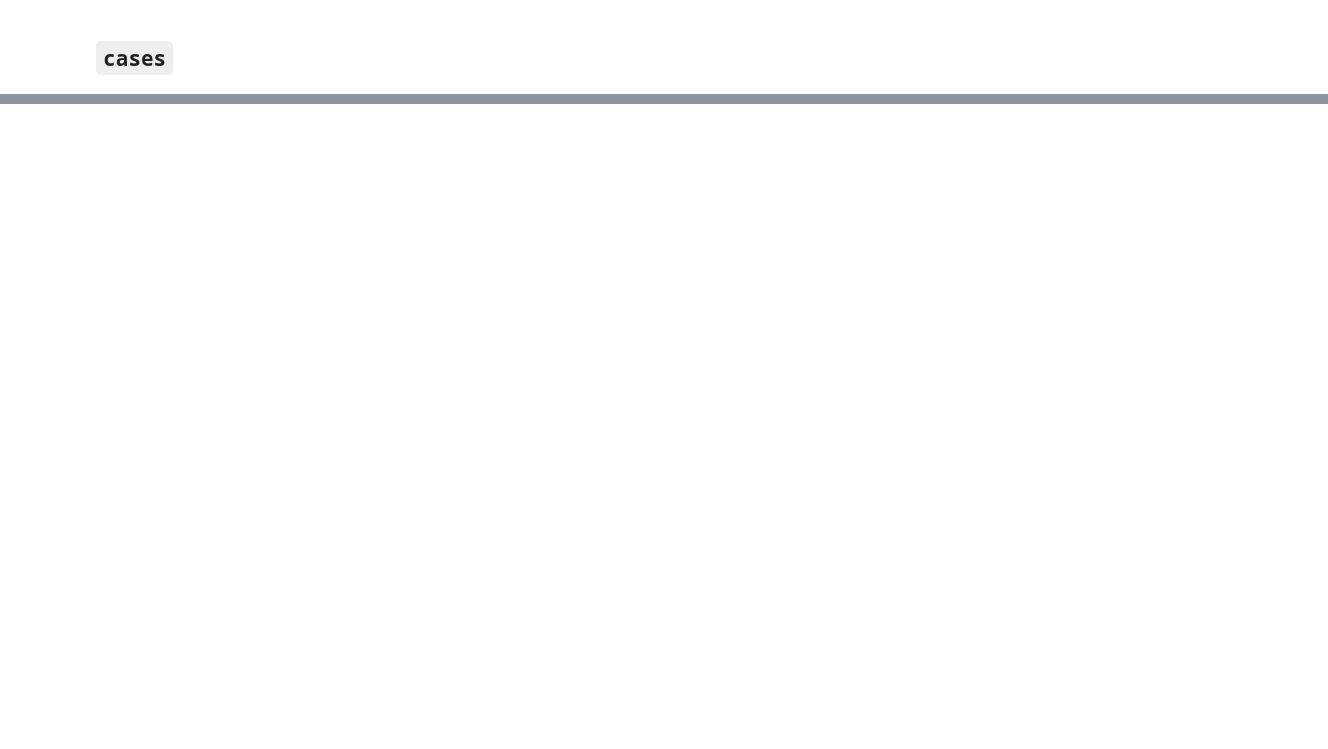
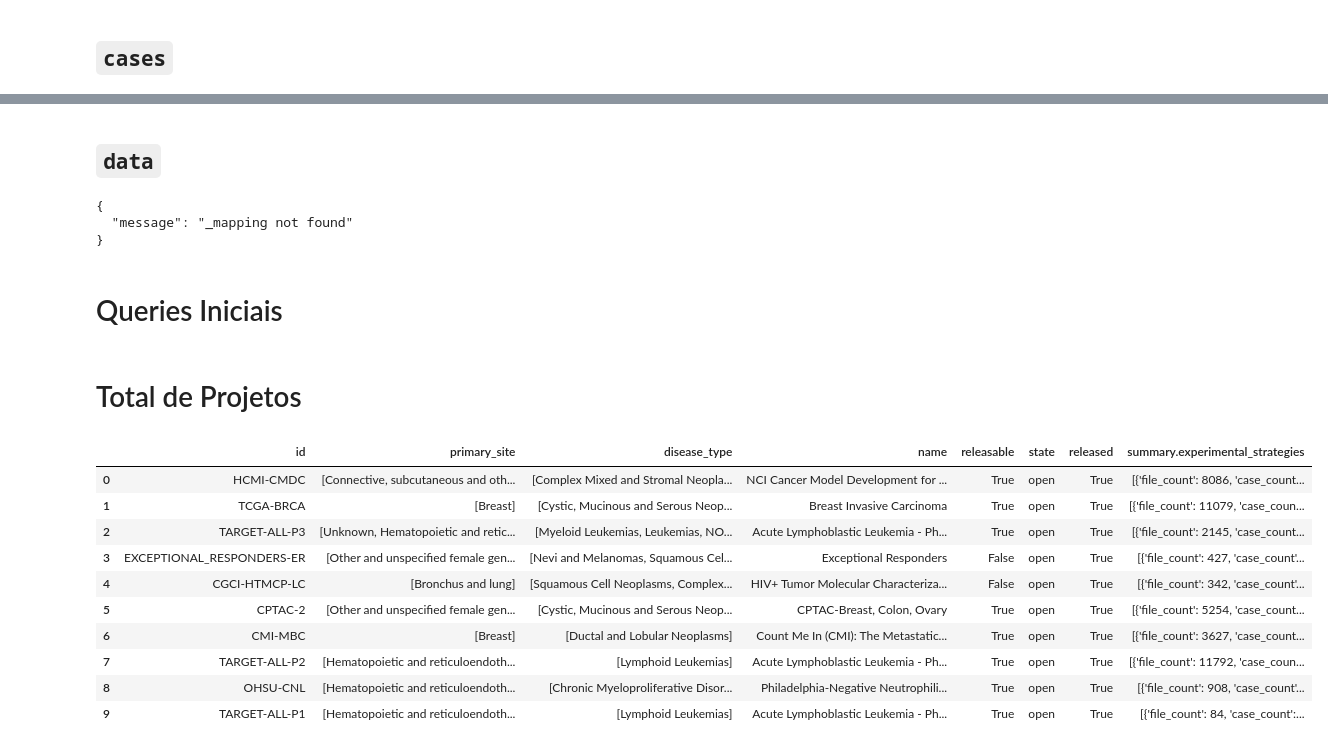
Before and after one commit to MylenaRoberta/pan-cancer-analysis, a Jupyter notebook: notebooks/exploration/tcga-api.ipynb, the cells around one changed output, grey strips where cells are left out. Saved outputs shown, nothing was run; the diff lists cells and outputs as text; code cells hidden in the pictures; blank space fills up the shorter version.

Commit message:
(add): adiciona a exploração de mais endpoints
Explora os endpoints 'files', 'annotations' e 'data', além de queries sobre 'projects'.

```diff
--- a/notebooks/exploration/tcga-api.ipynb
+++ b/notebooks/exploration/tcga-api.ipynb
@@ -131,0 +379,8 @@ print(json_response_str)
+# %%
+# Mapeia todas as informações contidas no endpoint
+response = requests.get(f'{ANNOTATIONS_ENDPOINT}/_mapping')
+
+# Converte o conteúdo da resposta para JSON e a printa
+json_response = json.loads(response.content.decode('utf-8'))
+json_response_str = json.dumps(json_response, indent=2)
+print(json_response_str)
@@ -131,0 +472,68 @@ print(json_response_str)
+# %% [markdown]
+## `data`
+# %%
+# Mapeia todas as informações contidas no endpoint
+response = requests.get(f'{DATA_ENDPOINT}/_mapping')
+
+# Converte o conteúdo da resposta para JSON e a printa
+json_response = json.loads(response.content.decode('utf-8'))
+json_response_str = json.dumps(json_response, indent=2)
+print(json_response_str)
+# %% [output]
+{
+  "message": "_mapping not found"
+}
+# %% [markdown]
+# Queries Iniciais
+# %% [markdown]
+# Total de Projetos
+# %%
+# Campos de interesse no endpoint
+fields = [
+    'disease_type',
+    'name',
+    'primary_site',
+    'releasable',
+    'released',
+    'state',
+    'summary.experimental_strategies.case_count',
+    'summary.experimental_strategies.experimental_strategy',
+    'summary.experimental_strategies.file_count',
+]
+fields = ','.join(fields)
+
+# Busca por todos os objetos da API
+response = requests.post(
+    url=PROJECTS_ENDPOINT,
+    headers={'Content-Type': 'application/json'},
+    json={'fields': fields}
+)
+
+# Converte o conteúdo da resposta para JSON
+json_response = json.loads(response.content.decode('utf-8'))['data']['hits']
+
+# Transforma os valores booleanos em strings
+for index in range(len(json_response)):
+    obj = json_response[index]
+    for key in obj:
+        if isinstance(obj[key], bool):
+            obj[key] = str(obj[key])
+
+# Converte o JSON para um DataFrame pandas
+df_projects = pd.json_normalize(json_response)
+
+# Printa o DataFrame completo
+pd.set_option('display.max_colwidth', 1000)
+df_projects
+# %% [output]
+|  | id | primary_site | disease_type | name | releasable | state | released | summary.experimental_strategies |
+| 0 | HCMI-CMDC | [Connective, subcutaneous and oth... | [Complex Mixed and Stromal Neopla... | NCI Cancer Model Development for ... | True | open | True | [{'file_count': 8086, 'case_count... |
+| 1 | TCGA-BRCA | [Breast] | [Cystic, Mucinous and Serous Neop... | Breast Invasive Carcinoma | True | open | True | [{'file_count': 11079, 'case_coun... |
+| 2 | TARGET-ALL-P3 | [Unknown, Hematopoietic and retic... | [Myeloid Leukemias, Leukemias, NO... | Acute Lymphoblastic Leukemia - Ph... | True | open | True | [{'file_count': 2145, 'case_count... |
+| 3 | EXCEPTIONAL_RESPONDERS-ER | [Other and unspecified female gen... | [Nevi and Melanomas, Squamous Cel... | Exceptional Responders | False | open | True | [{'file_count': 427, 'case_count'... |
+| 4 | CGCI-HTMCP-LC | [Bronchus and lung] | [Squamous Cell Neoplasms, Complex... | HIV+ Tumor Molecular Characteriza... | False | open | True | [{'file_count': 342, 'case_count'... |
+| 5 | CPTAC-2 | [Other and unspecified female gen... | [Cystic, Mucinous and Serous Neop... | CPTAC-Breast, Colon, Ovary | True | open | True | [{'file_count': 5254, 'case_count... |
+| 6 | CMI-MBC | [Breast] | [Ductal and Lobular Neoplasms] | Count Me In (CMI): The Metastatic... | True | open | True | [{'file_count': 3627, 'case_count... |
+| 7 | TARGET-ALL-P2 | [Hematopoietic and reticuloendoth... | [Lymphoid Leukemias] | Acute Lymphoblastic Leukemia - Ph... | True | open | True | [{'file_count': 11792, 'case_coun... |
+| 8 | OHSU-CNL | [Hematopoietic and reticuloendoth... | [Chronic Myeloproliferative Disor... | Philadelphia-Negative Neutrophili... | True | open | True | [{'file_count': 908, 'case_count'... |
+| 9 | TARGET-ALL-P1 | [Hematopoietic and reticuloendoth... | [Lymphoid Leukemias] | Acute Lymphoblastic Leukemia - Ph... | True | open | True | [{'file_count': 84, 'case_count':... |
```
Also changed, not shown: parts of 15 cells of this notebook.
